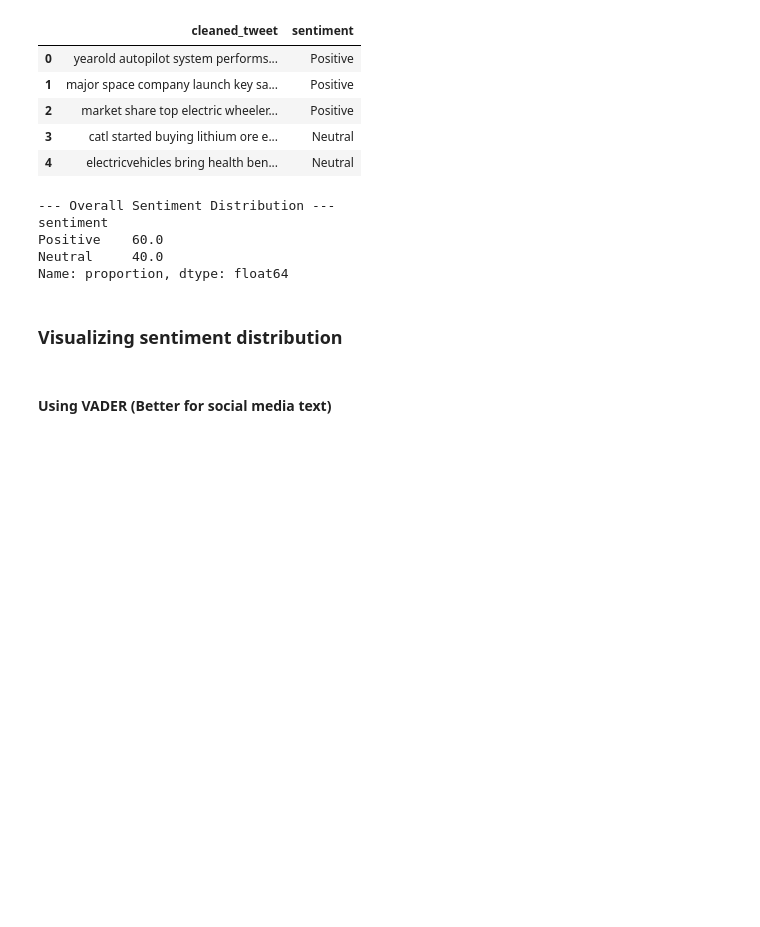
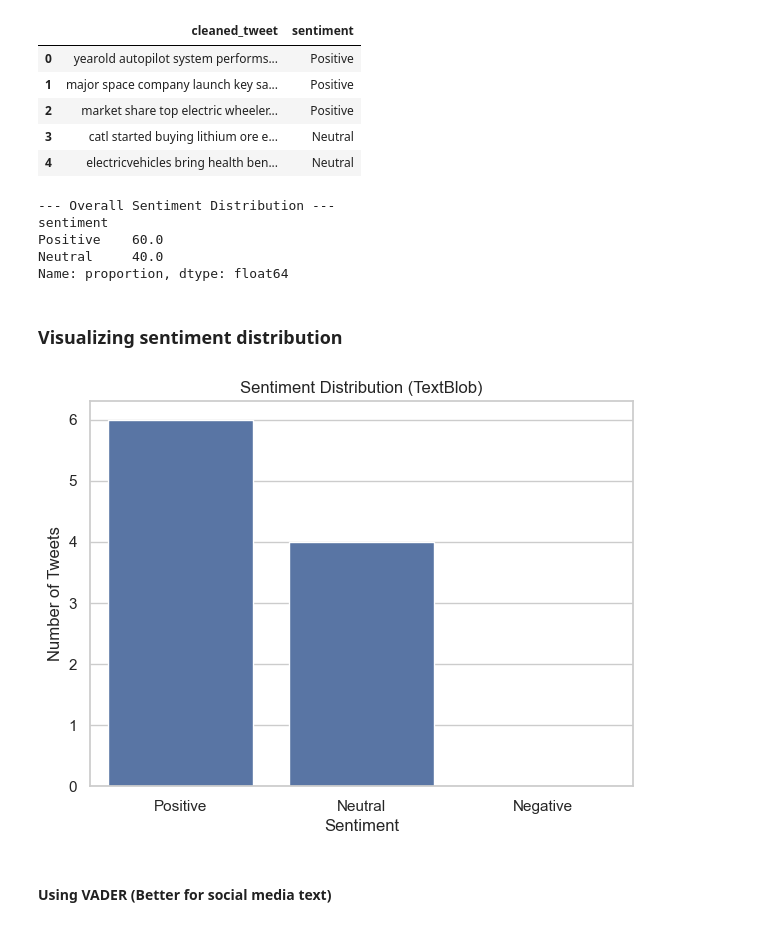
Before and after one commit to 3N61N33R/Applications-of-AI, a Jupyter notebook: social-media/week2_AI_SocialMedia_Zawadi_Grace.ipynb, the cells around one changed output. Drawn from its saved outputs; the diff is of its cells as text; code cells hidden in the pictures; blank space fills up the shorter version.

```diff
--- a/social-media/week2_AI_SocialMedia_Zawadi_Grace.ipynb
+++ b/social-media/week2_AI_SocialMedia_Zawadi_Grace.ipynb
@@ -303,18 +303,17 @@ Name: proportion, dtype: float64
 # %% [markdown]
 ### Visualizing sentiment distribution
 # %%
+import seaborn as sns
 # Sentiment distribution
 sns.set(style="whitegrid")
 plt.figure(figsize=(7, 5))
 sns.countplot(x="sentiment", data=df, order=["Positive", "Neutral", "Negative"])
 plt.title("Sentiment Distribution (TextBlob)")
 plt.xlabel("Sentiment")
 plt.ylabel("Number of Tweets")
 plt.show()
-
-# Average polarity
-avg_sentiment = df["polarity"].mean()
-print(f"Average Sentiment Polarity: {avg_sentiment:.3f}")
+# %% [output]
+[figure, added]
 # %% [markdown]
 #### Using VADER (Better for social media text)
 # %%
```
Also changed, not shown: parts of 6 cells of this notebook.
